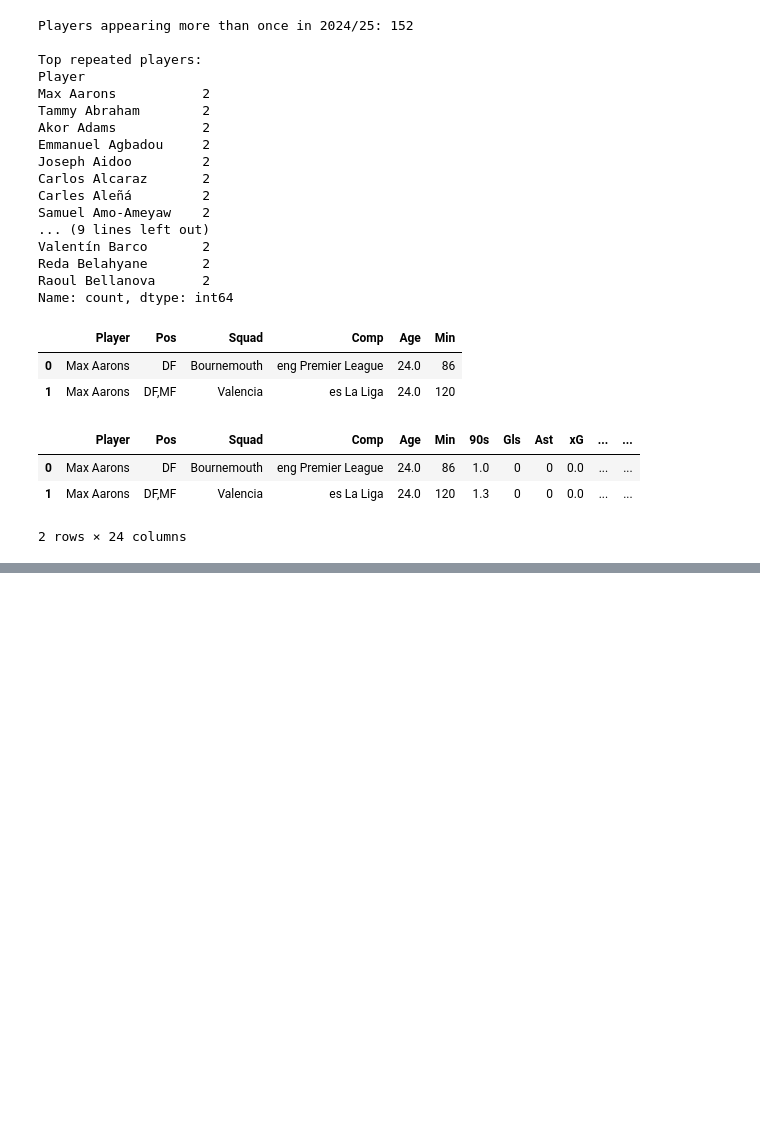
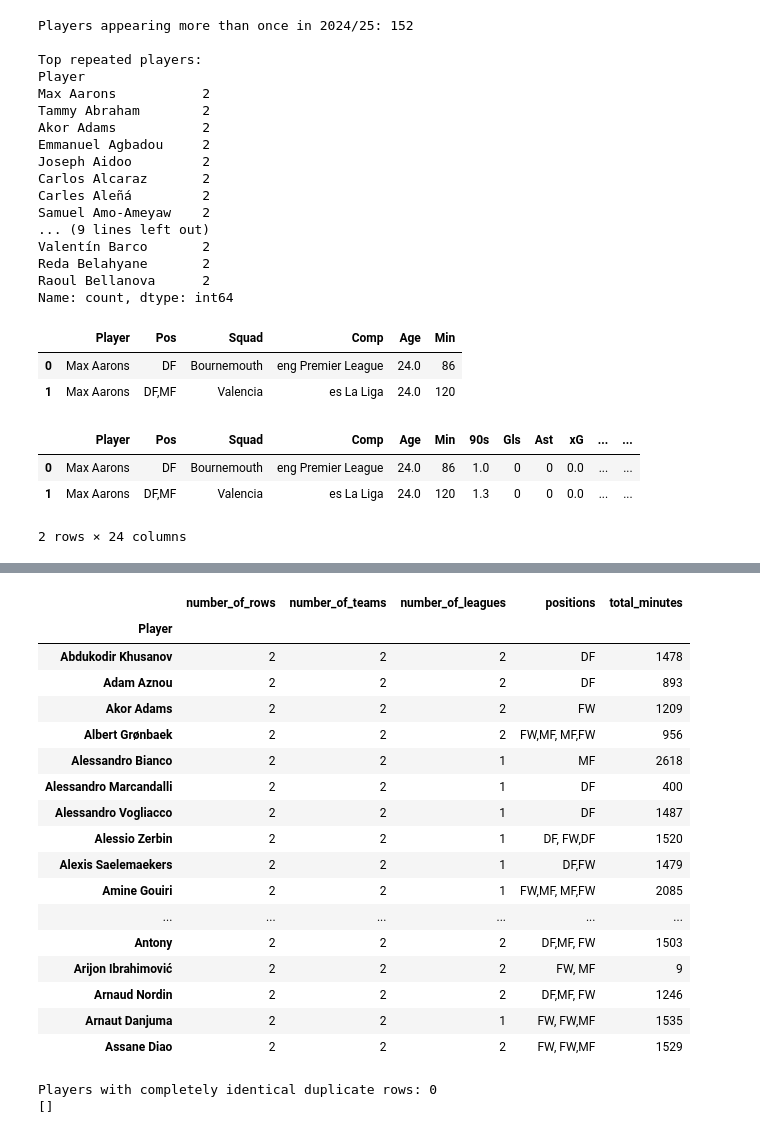
Before and after one commit to ApoorvaKharga/football-player-recommender, a Jupyter notebook: notebooks/01_dataset_audit.ipynb, the cells around one changed output, grey strips where cells are left out. Drawn from its saved outputs; the diff is of its cells as text; code cells hidden in the pictures; blank space fills up the shorter version.

```diff
--- a/notebooks/01_dataset_audit.ipynb
+++ b/notebooks/01_dataset_audit.ipynb
@@ -452,0 +486,61 @@ df_2024[df_2024["Player"] == player][columns_to_check]
+# %%
+# Compare repeated-player records by club and league
+
+duplicate_summary = (
+    duplicate_rows
+    .groupby("Player")
+    .agg(
+        number_of_rows=("Player", "size"),
+        number_of_teams=("Squad", "nunique"),
+        number_of_leagues=("Comp", "nunique"),
+        positions=("Pos", lambda x: ", ".join(sorted(set(x)))),
+        total_minutes=("Min", "sum")
+    )
+    .sort_values("number_of_rows", ascending=False)
+)
+
+duplicate_summary.head(20)
+# %% [output]
+|  | number_of_rows | number_of_teams | number_of_leagues | positions | total_minutes |
+| Player |  |  |  |  |  |
+| Abdukodir Khusanov | 2 | 2 | 2 | DF | 1478 |
+| Adam Aznou | 2 | 2 | 2 | DF | 893 |
+| Akor Adams | 2 | 2 | 2 | FW | 1209 |
+| Albert Grønbaek | 2 | 2 | 2 | FW,MF, MF,FW | 956 |
+| Alessandro Bianco | 2 | 2 | 1 | MF | 2618 |
+| Alessandro Marcandalli | 2 | 2 | 1 | DF | 400 |
+| Alessandro Vogliacco | 2 | 2 | 1 | DF | 1487 |
+| Alessio Zerbin | 2 | 2 | 1 | DF, FW,DF | 1520 |
+| Alexis Saelemaekers | 2 | 2 | 1 | DF,FW | 1479 |
+| Amine Gouiri | 2 | 2 | 1 | FW,MF, MF,FW | 2085 |
+| ... | ... | ... | ... | ... | ... |
+| Antony | 2 | 2 | 2 | DF,MF, FW | 1503 |
+| Arijon Ibrahimović | 2 | 2 | 2 | FW, MF | 9 |
+| Arnaud Nordin | 2 | 2 | 2 | DF,MF, FW | 1246 |
+| Arnaut Danjuma | 2 | 2 | 1 | FW, FW,MF | 1535 |
+| Assane Diao | 2 | 2 | 2 | FW, FW,MF | 1529 |
+# %%
+# Check whether duplicate player rows are completely identical
+
+duplicate_groups = (
+    df_2024[
+        df_2024["Player"].isin(repeated_players)
+    ]
+    .groupby("Player")
+)
+
+identical_duplicate_players = []
+
+for player, group in duplicate_groups:
+    if group.drop_duplicates().shape[0] == 1:
+        identical_duplicate_players.append(player)
+
+print(
+    "Players with completely identical duplicate rows:",
+    len(identical_duplicate_players)
+)
+
+print(identical_duplicate_players[:20])
+# %% [output]
+Players with completely identical duplicate rows: 0
+[]
```
Also changed, not shown: parts of 16 cells of this notebook.
